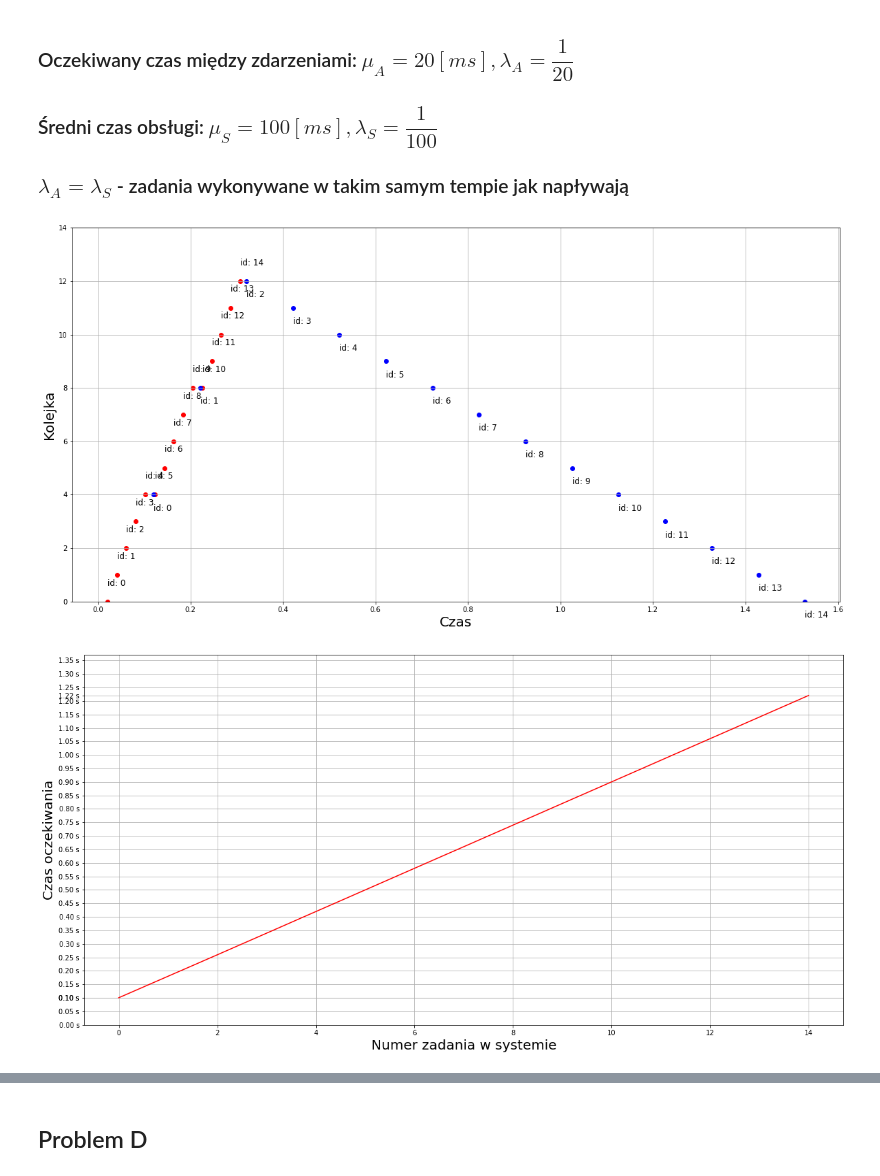
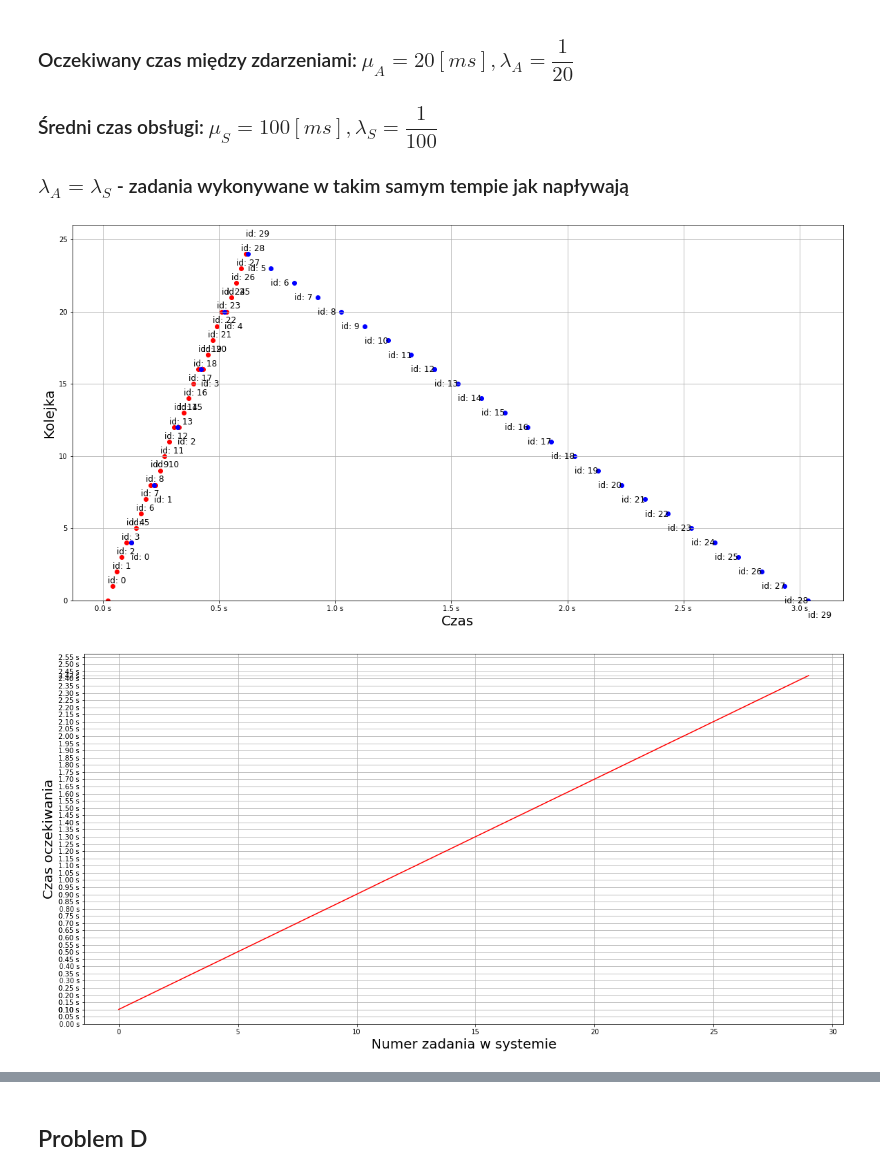
Before and after one commit to ulmii/statistical-methods, a Jupyter notebook: 3.ipynb, the cells around one changed output, grey strips where cells are left out. Drawn from its saved outputs; the diff is of its cells as text; code cells hidden in the pictures.

```diff
--- a/3.ipynb
+++ b/3.ipynb
@@ -99,8 +99,8 @@ def plot_points(tasks: list, annotate: bool = True) -> None:
     start_queue, end_queue = extract_queues(tasks)
     start_times, end_times = extract_points(tasks)
 
-    plt.scatter(start_times, start_queue, color='r', label='$\pi_j$')
-    plt.scatter(end_times, end_queue, color='b', label='$\pi_j$')
+    plt.scatter(start_times, start_queue, color='r')
+    plt.scatter(end_times, end_queue, color='b')
 
     if annotate:
         for i, e in enumerate(tasks):
@@ -111,6 +111,7 @@ def plot_points(tasks: list, annotate: bool = True) -> None:
     plt.ylabel('Kolejka', fontsize=20)
     plt.ylim(0, max(max(start_queue) + 2, 1))
     plt.grid()
+    plt.gca().xaxis.set_major_formatter(mticker.FormatStrFormatter('%.1f s'))
     plt.show()
 # %%
 def calc_wait_time(tasks: list) -> list:
@@ -118,7 +119,7 @@ def calc_wait_time(tasks: list) -> list:
 
 def plot_wait(tasks: list) -> None:
     wait_time = calc_wait_time(tasks)
-    plt.plot([task.id for task in tasks], wait_time, color='r', label='$\pi_j$')
+    plt.plot([task.id for task in tasks], wait_time, color='r')
     plt.xlabel('Numer zadania w systemie', fontsize=20)
     plt.ylabel('Czas oczekiwania', fontsize=20)
     plt.grid()
@@ -241,12 +242,12 @@ E(R) = 20.0[s]
 # %%
 producer_delay = 20
 consumer_delay = 100
-num_of_tasks = 15
+num_of_tasks = 30
 
 tasks = consumer(consumer_delay, producer, num_of_tasks, producer_delay)
 
 plot_points(tasks)
 plot_wait(tasks)
 # %% [output]
-[figure, old version]
+[figure, new version]
-[figure, old version]
+[figure, new version]
```
Also changed, not shown: parts of 8 cells of this notebook.
